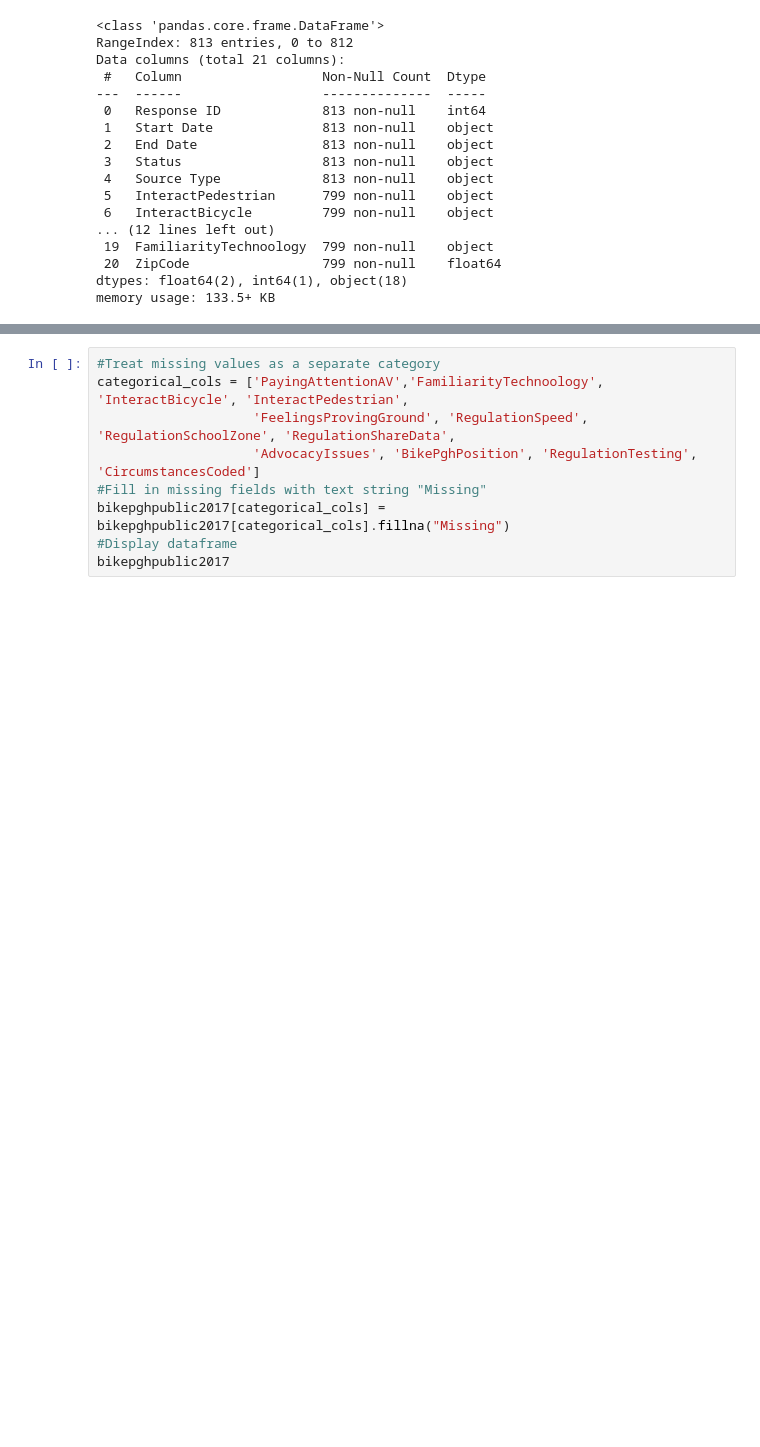
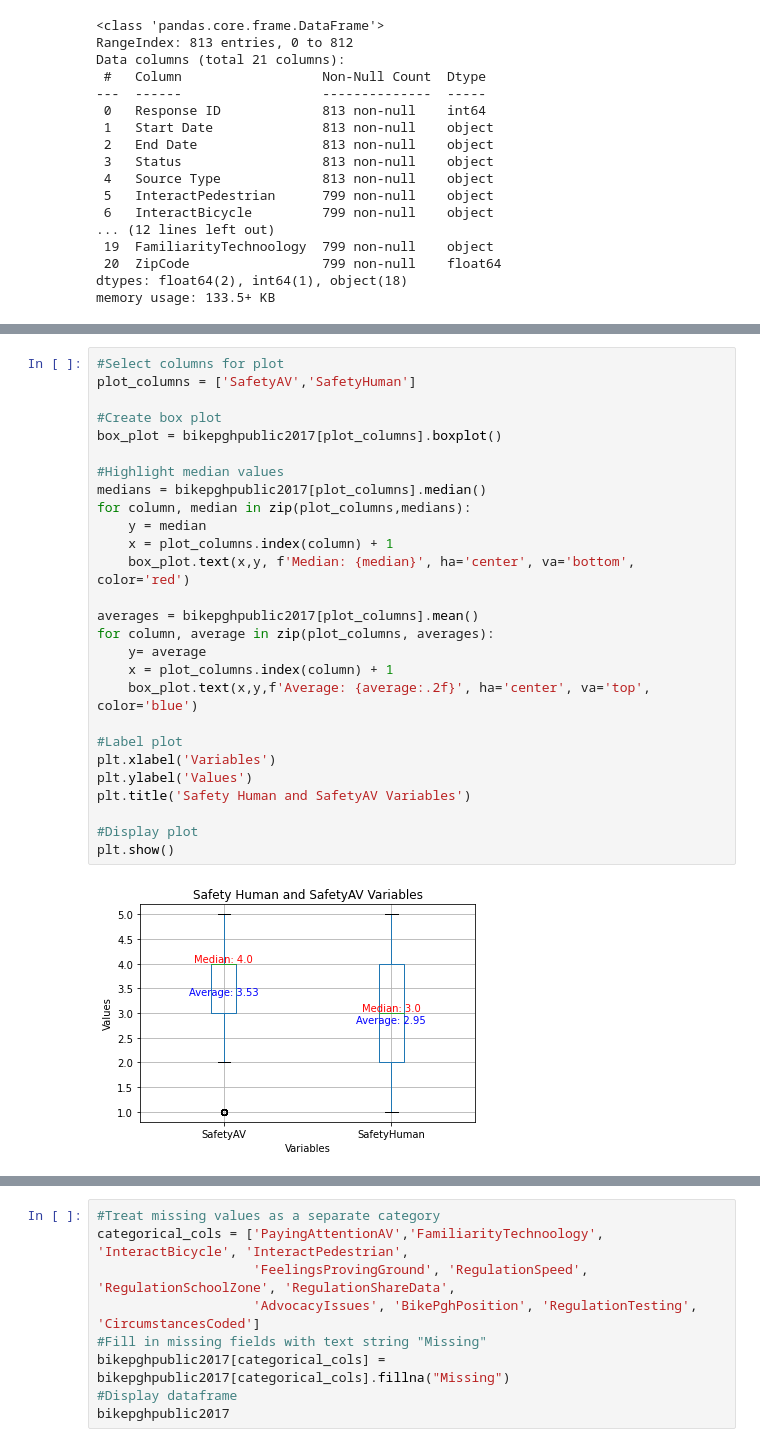
Before and after one commit to CMU-SoftwareDesignforDS-Team/AutoVehicles, a Jupyter notebook: Code/Data_Acquisition_and_Understanding/bikepghpublic2017_EDA.ipynb, the cells around one changed output, grey strips where cells are left out. Drawn from its saved outputs; the diff is of its cells as text; blank space fills up the shorter version.

```diff
--- a/Code/Data_Acquisition_and_Understanding/bikepghpublic2017_EDA.ipynb
+++ b/Code/Data_Acquisition_and_Understanding/bikepghpublic2017_EDA.ipynb
@@ -62,0 +92,29 @@ memory usage: 133.5+ KB
+# %%
+#Select columns for plot
+plot_columns = ['SafetyAV','SafetyHuman']
+
+#Create box plot
+box_plot = bikepghpublic2017[plot_columns].boxplot()
+
+#Highlight median values
+medians = bikepghpublic2017[plot_columns].median()
+for column, median in zip(plot_columns,medians):
+    y = median
+    x = plot_columns.index(column) + 1
+    box_plot.text(x,y, f'Median: {median}', ha='center', va='bottom', color='red')
+
+averages = bikepghpublic2017[plot_columns].mean()
+for column, average in zip(plot_columns, averages):
+    y= average
+    x = plot_columns.index(column) + 1
+    box_plot.text(x,y,f'Average: {average:.2f}', ha='center', va='top', color='blue')
+
+#Label plot
+plt.xlabel('Variables')
+plt.ylabel('Values')
+plt.title('Safety Human and SafetyAV Variables')
+
+#Display plot
+plt.show()
+# %% [output]
+[figure, added]
```
Also changed, not shown: parts of 18 cells of this notebook.
